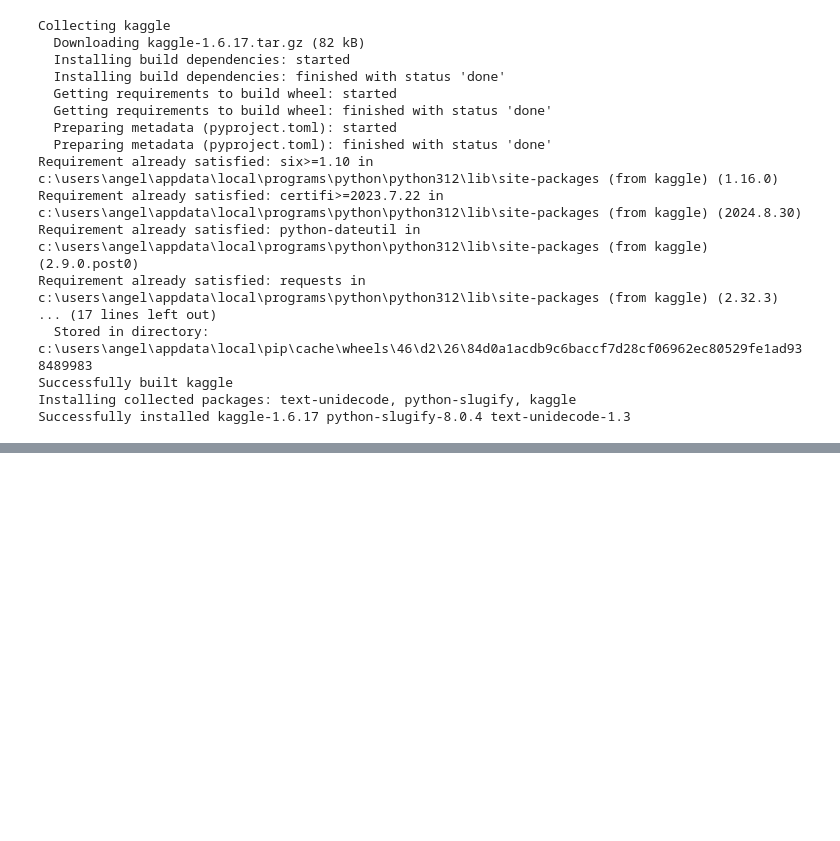
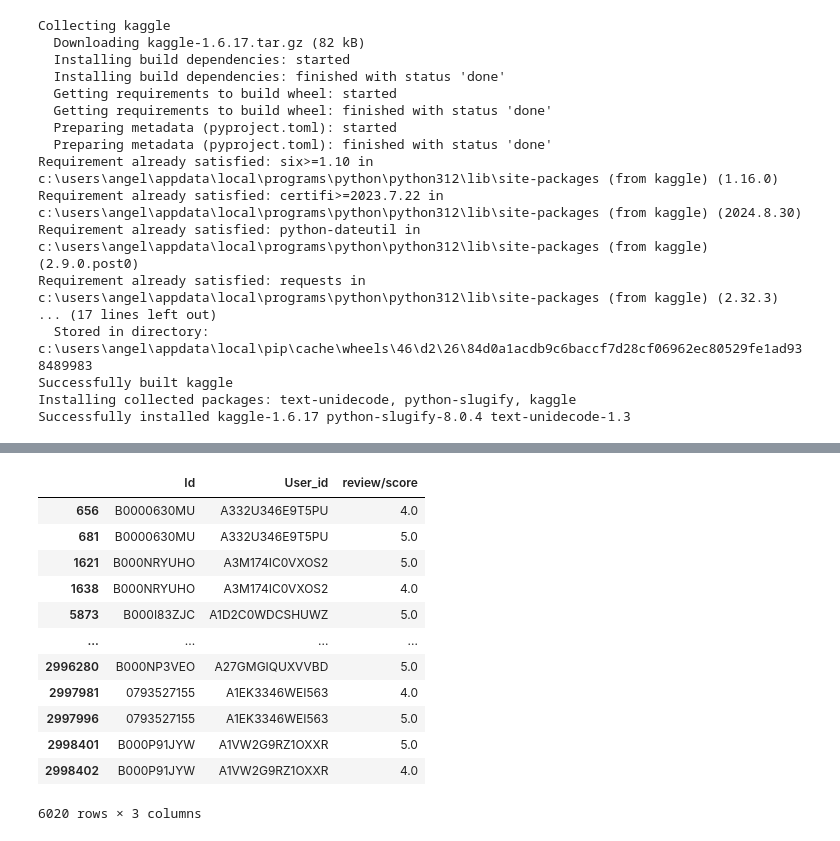
Before and after one commit to melissarizzi/Massive-Data, a Jupyter notebook: project.ipynb, the cells around one changed output, grey strips where cells are left out. Saved outputs shown, nothing was run; the diff lists cells and outputs as text; code cells hidden in the pictures; blank space fills up the shorter version.

```diff
--- a/project.ipynb
+++ b/project.ipynb
@@ -62,0 +200,18 @@ subsample
+# %%
+duplicati = df_short[df_short.duplicated(subset=['Id', 'User_id'], keep=False)]
+# %%
+duplicati
+# %% [output]
+|  | Id | User_id | review/score |
+| 656 | B0000630MU | A332U346E9T5PU | 4.0 |
+| 681 | B0000630MU | A332U346E9T5PU | 5.0 |
+| 1621 | B000NRYUHO | A3M174IC0VXOS2 | 5.0 |
+| 1638 | B000NRYUHO | A3M174IC0VXOS2 | 4.0 |
+| 5873 | B000I83ZJC | A1D2C0WDCSHUWZ | 5.0 |
+| ... | ... | ... | ... |
+| 2996280 | B000NP3VEO | A27GMGIQUXVVBD | 5.0 |
+| 2997981 | 0793527155 | A1EK3346WEI563 | 4.0 |
+| 2997996 | 0793527155 | A1EK3346WEI563 | 5.0 |
+| 2998401 | B000P91JYW | A1VW2G9RZ1OXXR | 5.0 |
+| 2998402 | B000P91JYW | A1VW2G9RZ1OXXR | 4.0 |
+6020 rows × 3 columns
```
Also changed, not shown: parts of 42 cells of this notebook.
